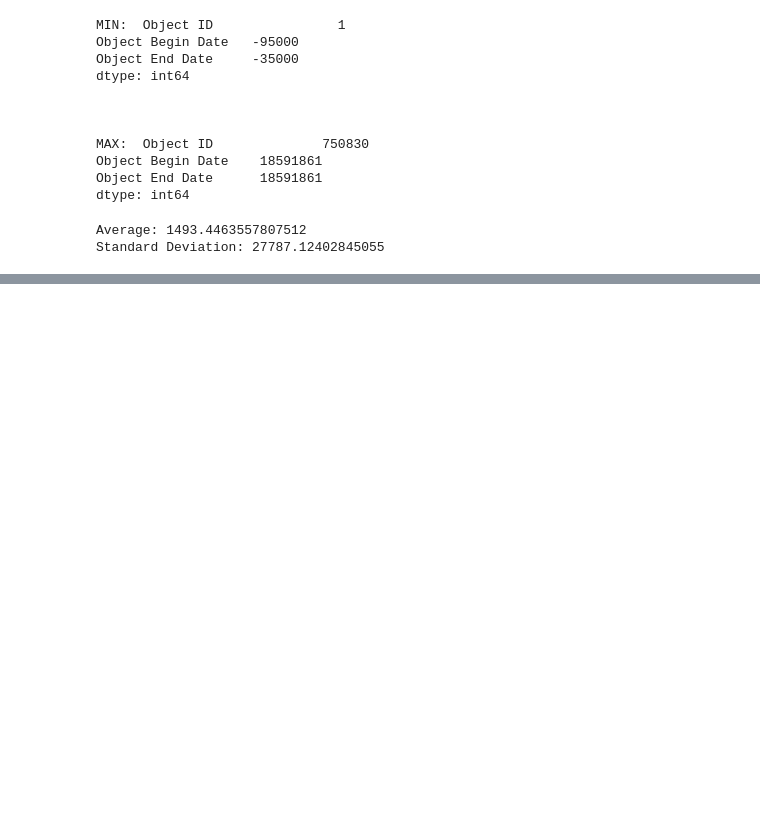
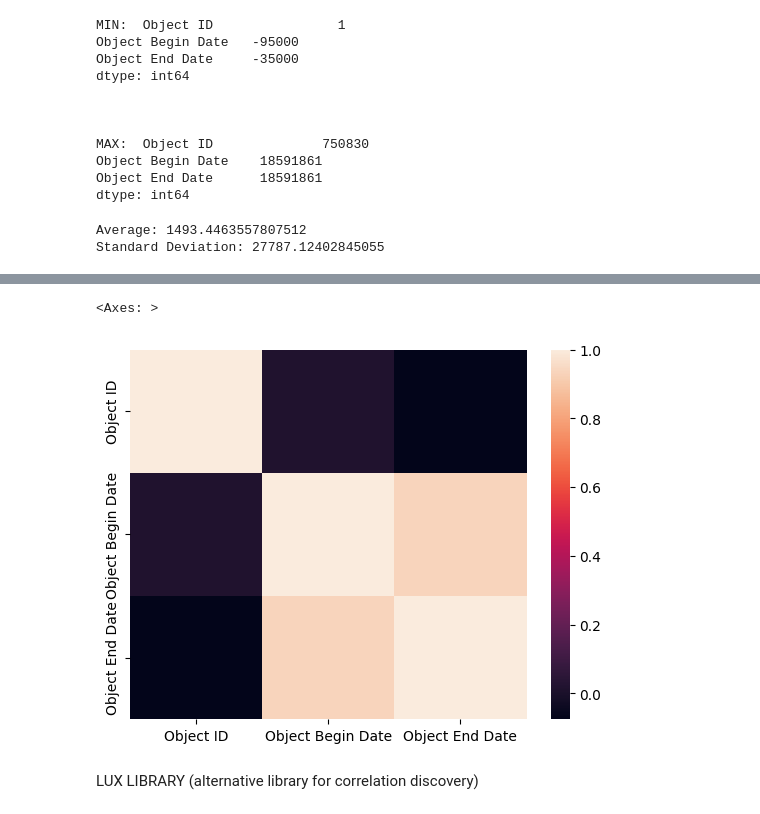
Before and after one commit to MoeinDSP/Data-and-Information-Quality, a Jupyter notebook: 2_Data_Profiling.ipynb, the cells around one changed output, grey strips where cells are left out. Saved outputs shown, nothing was run; the diff lists cells and outputs as text; code cells hidden in the pictures; blank space fills up the shorter version.

```diff
--- a/2_Data_Profiling.ipynb
+++ b/2_Data_Profiling.ipynb
@@ -214,0 +250,11 @@ MAX_COUNTS
+# %%
+#correlation evaluation base on spearman correlation coefficient
+corr = df[NUM].corr(method ='spearman')
+# %%
+#correlation evaluation heatmap
+sns.heatmap(corr)
+# %% [output]
+<Axes: >
+[figure, added]
+# %% [markdown]
+LUX LIBRARY (alternative library for correlation discovery)
```
Also changed, not shown: parts of 11 cells of this notebook.
